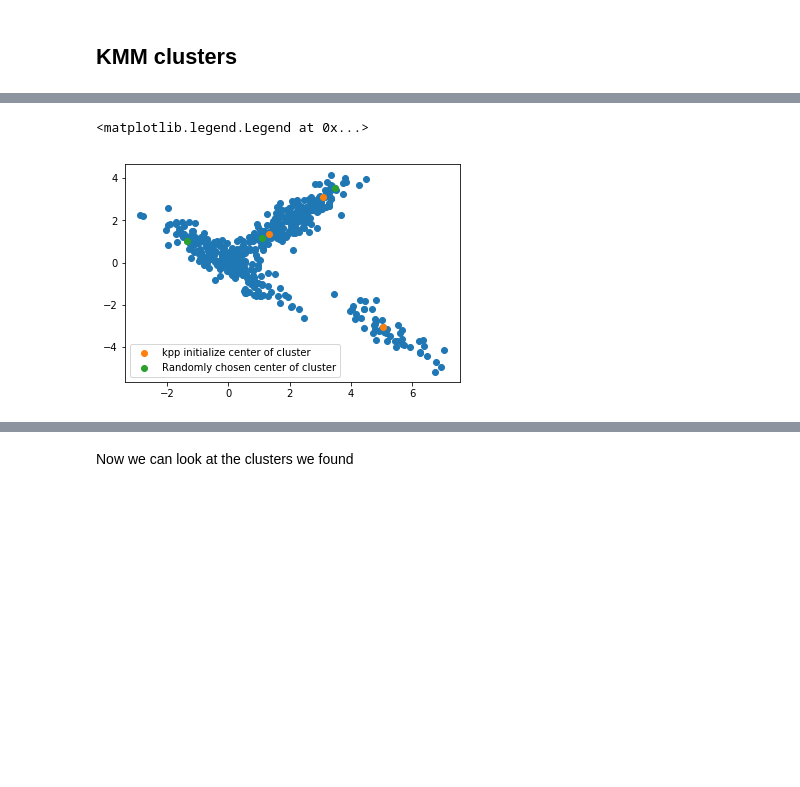
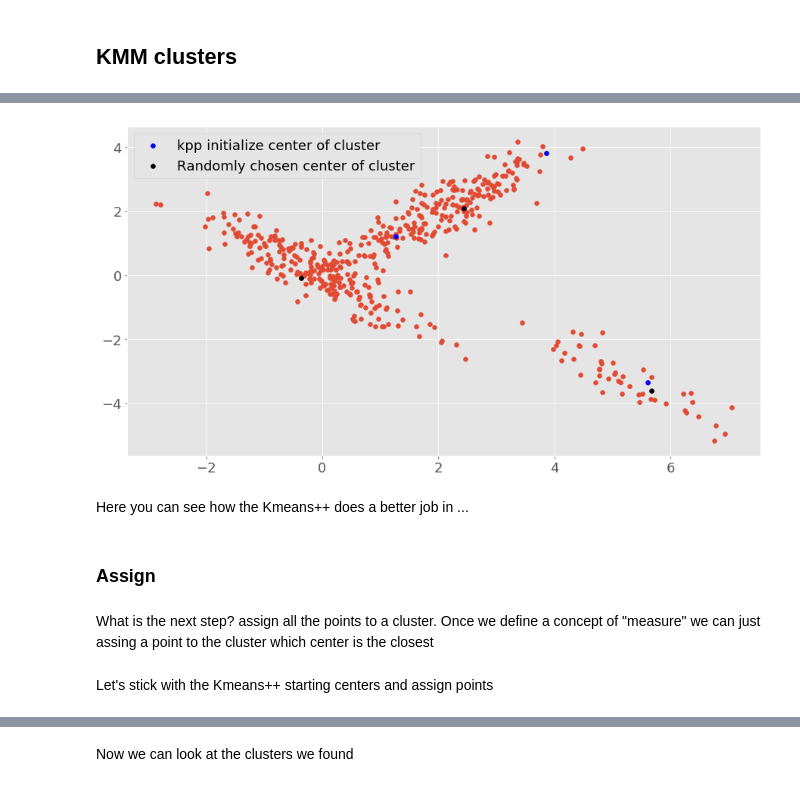
Before and after one commit to amanzotti/machine_learning, a Jupyter notebook: Machine_learning.ipynb, the cells around one changed output, grey strips where cells are left out. Cells and saved outputs as stored; diff of their text form; code cells hidden in the pictures; blank space fills up the shorter version.

```diff
--- a/Machine_learning.ipynb
+++ b/Machine_learning.ipynb
@@ -7,3 +3,15 @@ import matplotlib.pyplot as plt
+# %%
+%matplotlib inline
+
+import matplotlib
+import matplotlib.pyplot as plt
+import matplotlib.gridspec as gridspec
+plt.style.use('ggplot')
+import pylab
+pylab.rcParams['figure.figsize'] = (15, 8)
+plt.style.use('ggplot')
+plt.rcParams['image.cmap'] = 'viridis'
+matplotlib.rcParams.update({'font.size': 18})
 # %%
 import numpy as np
 import matplotlib.pylab as plt
@@ -135,10 +85,17 @@ array([[ 0.472, -0.579],
+# %%
+# k is the targeted number of cluster we want to obtain. k=3 seems a reasonable value after an inspection "by eye"
+mu = initialize_kpp(data, k=3)
+mu1 = initialize(data, k=3)
 # %%
 plt.scatter(data[:,0],data[:,1])
-mu = initialize_kpp(data, k)
-plt.scatter(mu[:,0],mu[:,1],label='kpp initialize center of cluster')
-mu = initialize(data, k)
-plt.scatter(mu[:,0],mu[:,1],label='Randomly chosen center of cluster')
-plt.legend(loc=0)
+plt.scatter(mu[:,0],mu[:,1],label='kpp initialize center of cluster',color = 'blue')
+plt.scatter(mu1[:,0],mu1[:,1],label='Randomly chosen center of cluster', color='black')
+plt.legend(loc=0);
 # %% [output]
-<matplotlib.legend.Legend at 0x...>
-[figure, old version]
+[figure, new version]
+# %% [markdown]
+Here you can see how the Kmeans++ does a better job in ...
+# %% [markdown]
+### Assign
+# %% [markdown]
+What is the next step? assign all the points to a cluster. Once we define a concept of "measure" we can just assing a point to the cluster which center is the closest
@@ -144,0 +121,2 @@ plt.legend(loc=0)
+# %% [markdown]
+Let's stick with the Kmeans++ starting centers and assign points
```
Also changed, not shown: parts of 69 cells of this notebook.
